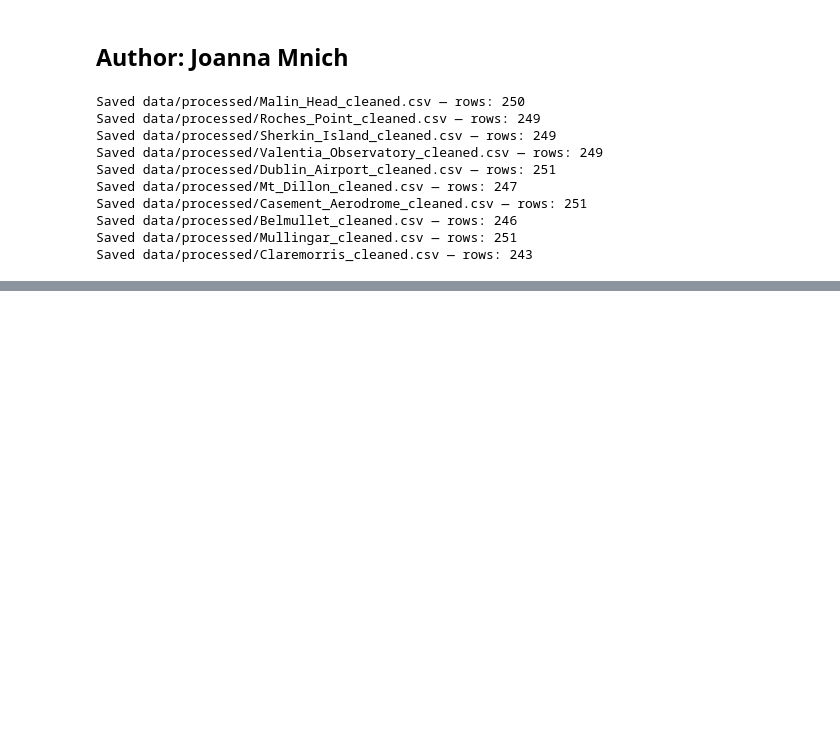
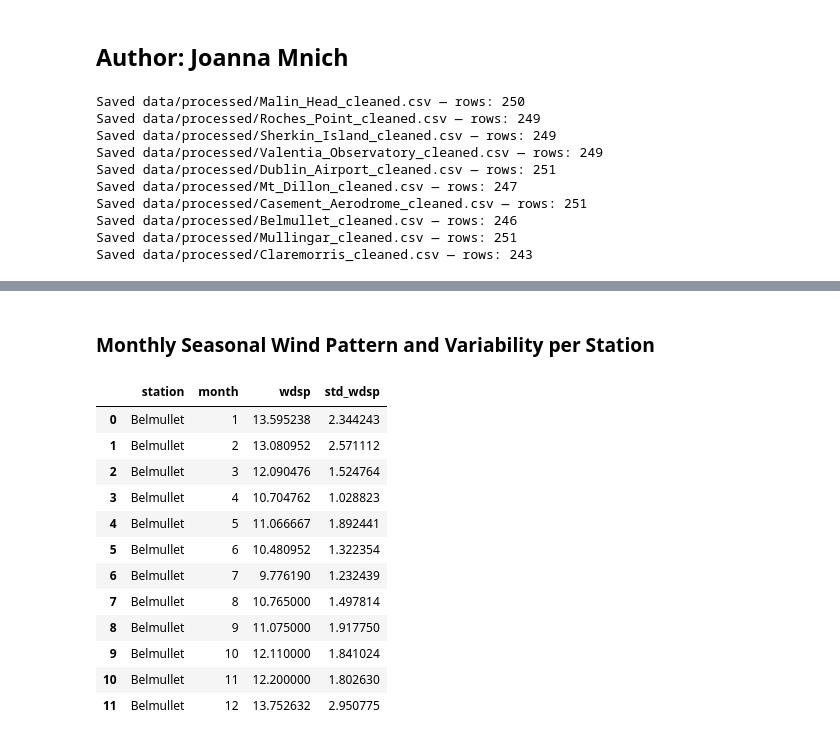
Before and after one commit to JoannaMnich/PFDA, a Jupyter notebook: project/project.ipynb, the cells around one changed output, grey strips where cells are left out. Cells and saved outputs as stored; diff of their text form; code cells hidden in the pictures; blank space fills up the shorter version.

```diff
--- a/project/project.ipynb
+++ b/project/project.ipynb
@@ -107,0 +201,27 @@ for station in stations.keys():
+# %% [markdown]
+### Monthly Seasonal Wind Pattern and Variability per Station
+# %%
+# Compute monthly means for each station (seasonal pattern)
+monthly_pattern = df.groupby(["station", "month"])["wdsp"].mean().reset_index()
+
+# Compute standard deviation per month to see variability
+monthly_std = df.groupby(["station", "month"])["wdsp"].std().reset_index()
+monthly_std.rename(columns={"wdsp": "std_wdsp"}, inplace=True)
+
+# Merge mean + std
+pattern = monthly_pattern.merge(monthly_std, on=["station", "month"])
+pattern.head(12)
+# %% [output]
+|  | station | month | wdsp | std_wdsp |
+| 0 | Belmullet | 1 | 13.595238 | 2.344243 |
+| 1 | Belmullet | 2 | 13.080952 | 2.571112 |
+| 2 | Belmullet | 3 | 12.090476 | 1.524764 |
+| 3 | Belmullet | 4 | 10.704762 | 1.028823 |
+| 4 | Belmullet | 5 | 11.066667 | 1.892441 |
+| 5 | Belmullet | 6 | 10.480952 | 1.322354 |
+| 6 | Belmullet | 7 | 9.776190 | 1.232439 |
+| 7 | Belmullet | 8 | 10.765000 | 1.497814 |
+| 8 | Belmullet | 9 | 11.075000 | 1.917750 |
+| 9 | Belmullet | 10 | 12.110000 | 1.841024 |
+| 10 | Belmullet | 11 | 12.200000 | 1.802630 |
+| 11 | Belmullet | 12 | 13.752632 | 2.950775 |
```
Also changed, not shown: parts of 10 cells of this notebook, 1 other file.
